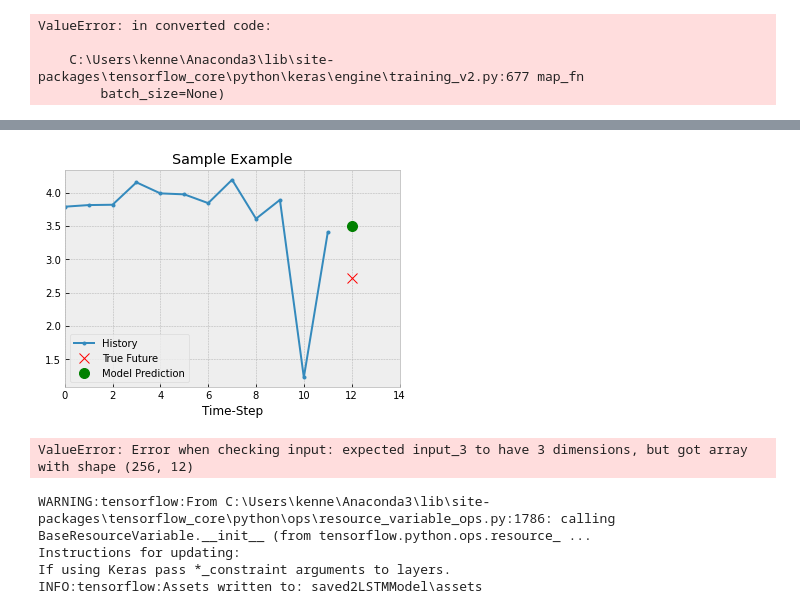
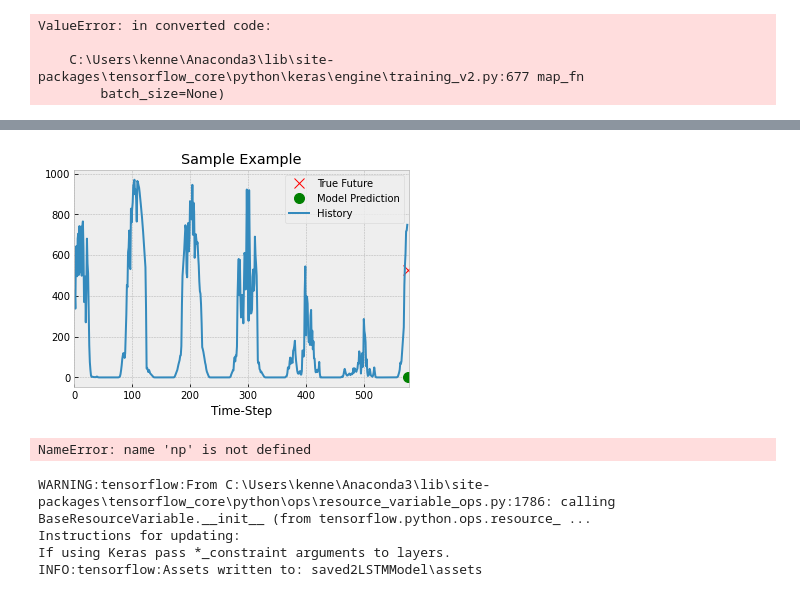
Before and after one commit to krbundy/SolarRadiationPrediction, a Jupyter notebook: Code/RadiationPrediction.ipynb, the cells around one changed output, grey strips where cells are left out. Drawn from its saved outputs; the diff is of its cells as text; code cells hidden in the pictures.

Commit message:
Increase Model Size

```diff
--- a/Code/RadiationPrediction.ipynb
+++ b/Code/RadiationPrediction.ipynb
@@ -225,7 +225,7 @@ SolRad Variable size:  (164833,)
 # %%
-xTest = xTest.reshape((xTest.shape[0], xTest.shape[1]))
-xTrain = xTrain.reshape((xTrain.shape[0], xTrain.shape[1]))
+#xTest = xTest.reshape((xTest.shape[0], xTest.shape[1]))
+#xTrain = xTrain.reshape((xTrain.shape[0], xTrain.shape[1]))
 
-print(xTest.shape)
-print(yTest.shape)
+#print(xTest.shape)
+#print(yTest.shape)
 # %% [output]
@@ -258,9 +258,9 @@ def sample_time_series(ts, length, batch_size, ndim=3, method = 'random'):
 # %%
 SolRad_train = solRad[:DATASPLIT]
-solRad_test = solRad[DATASPLIT:]
+SolRad_test = solRad[DATASPLIT:]
 
-xTrain, yTrain = sample_time_series(SolRad_train, HISTORYLENGTH, BATCHSIZE)
-xTest, yTest = sample_time_series(SolRad_test, HISTORYLENGTH, BATCHSIZE)
+#xTrain, yTrain = sample_time_series(SolRad_train, HISTORYLENGTH, BATCHSIZE)
+#xTest, yTest = sample_time_series(SolRad_test, HISTORYLENGTH, BATCHSIZE)
 
-train_dataset = tf.data.Dataset.from_tensor_slices((xTrain, yTrain))
-test_dataset = tf.data.Dataset.from_tensor_slices((xTest, yTest))
+#train_dataset = tf.data.Dataset.from_tensor_slices((xTrain, yTrain))
+#test_dataset = tf.data.Dataset.from_tensor_slices((xTest, yTest))
@@ -389,22 +373,16 @@ ValueError: in converted code:
     C:\Users\kenne\Anaconda3\lib\site-packages\tensorflow_core\python\keras\engine\training_v2.py:677 map_fn
         batch_size=None)
 # %%
-def show_plot(plot_data, delta, title):
+def show_plot(time_series, actual, predicted, title):
   labels = ['History', 'True Future', 'Model Prediction']
-  marker = ['.-', 'rx', 'go']
+  marker = ['-', 'rx', 'go']
   #time_steps = create_time_steps(plot_data[0].shape[0])
-  if delta:
-    future = delta
-  else:
-    future = 0
-
-  nPts = plot_data[0].shape[0]
+  #fig,ax = plt.subplots
+  nPts = time_series.size
   plt.title(title)
-  for i, x in enumerate(plot_data):
-    if i:
-      plt.plot(nPts, plot_data[i], marker[i], markersize=10,label=labels[i])
-    else:
-      plt.plot(range(0,nPts), plot_data[i].flatten(), marker[i], label=labels[i])
+  plt.plot(nPts, actual, marker[1], markersize=10,label=labels[1])
+  plt.plot(nPts, predicted, marker[2], markersize=10,label=labels[2])
+  plt.plot(np.array(range(nPts)).reshape((nPts,)), time_series.reshape((time_series.size,)), marker[0], label=labels[0])
   plt.legend()
   plt.xlim([0, nPts+2])
   plt.xlabel('Time-Step')
@@ -413,6 +391,6 @@ def show_plot(plot_data, delta, title):
 def create_time_steps(length):
   return list(range(-length, 0))
 # %%
-show_plot([xTrain[0], yTrain[0], 3.5], 0, 'Sample Example')
-print(trainingData.take(1))
+show_plot(xTrain[0].numpy(), yTrain[0].numpy(), 3.5, 'Sample Example')
+#print(trainingData.take(1))
 # %% [output]
@@ -420,19 +398,19 @@ print(trainingData.take(1))
-[figure, old version]
+[figure, new version]
 # %%
 #lstmModel.summary()
 predictionResiduals = np.array([],dtype = np.float32)
 
-for x,y in testData.take(10):
+for x,y in testData.take(1):
     #print(f'The shape of the first input is {x.numpy().shape}')
     #print(f'The prediction is {lstmModel.predict(x)}\n')
     #print(f'The shape of y {y.shape}')
     yPred = lstmModel.predict(x)[0]
-    plot = show_plot([x.numpy()[0,:],y[0].numpy(),yPred],0,'Small LSTM Model')
+    plot = show_plot(x.numpy()[0],y[0].numpy(),yPred,'Small LSTM Model')
     resid = y[0] - yPred
     predictionResiduals = np.append(predictionResiduals,resid)
     plot.show()
 # %% [output]
-ValueError: Error when checking input: expected input_3 to have 3 dimensions, but got array with shape (256, 12)
+NameError: name 'np' is not defined
 # %%
 lstmModel.save('saved2LSTMModel')
 # %% [output]
```
Also changed, not shown: parts of 12 cells of this notebook, 28 other files.
